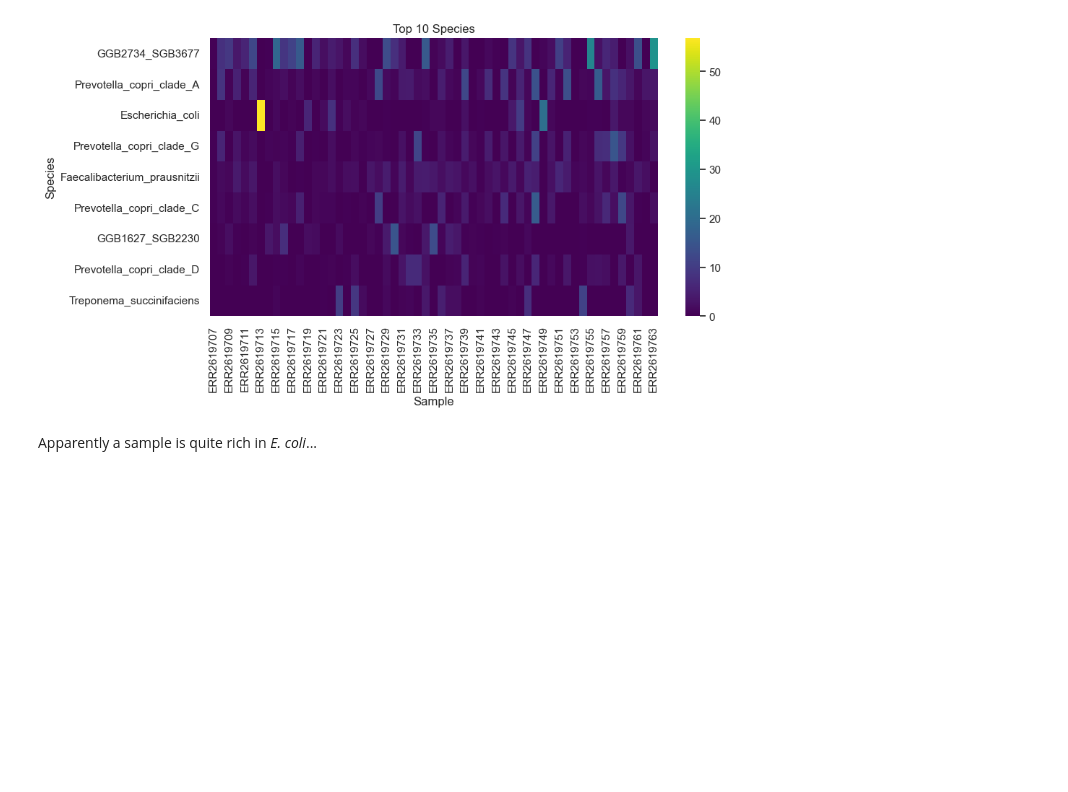
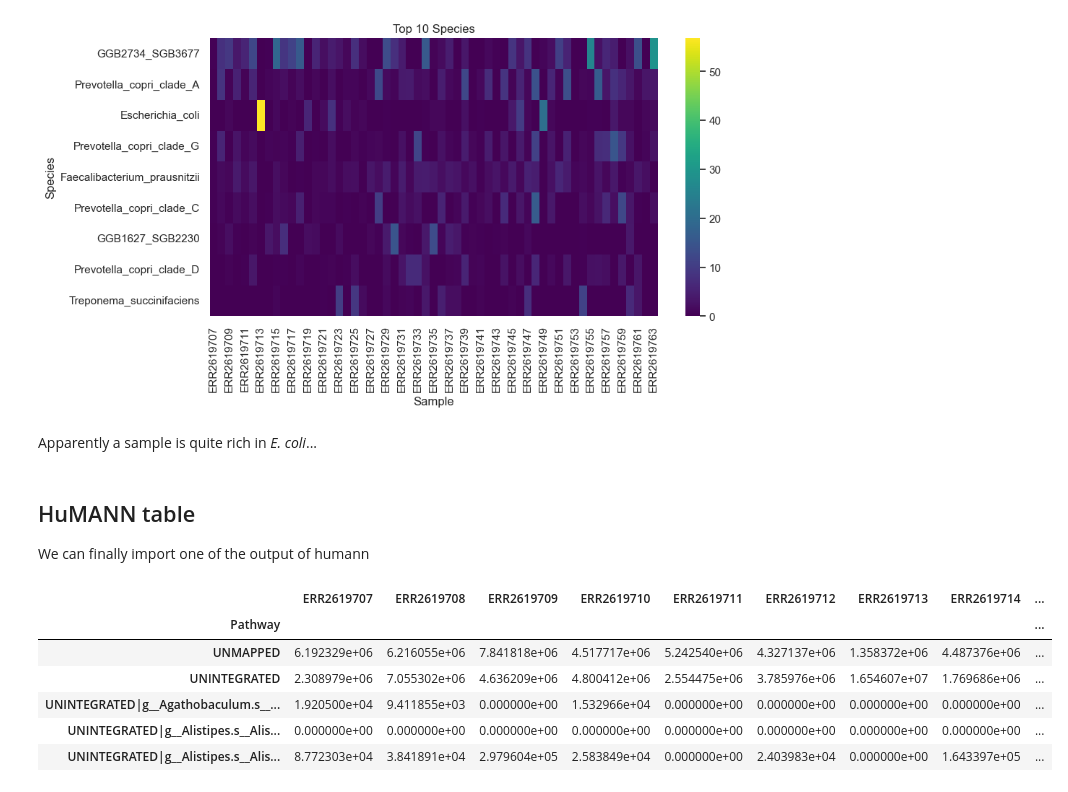
Before and after one commit to quadram-institute-bioscience/biobakery-2024, a Jupyter notebook: python-notebook/lokmer.ipynb, the cells around one changed output. Drawn from its saved outputs; the diff is of its cells as text; code cells hidden in the pictures; blank space fills up the shorter version.

```diff
--- a/python-notebook/lokmer.ipynb
+++ b/python-notebook/lokmer.ipynb
@@ -244,3 +244,28 @@ sns.heatmap(topSpeciesDf, cmap='viridis').set(
 [figure]
 # %% [markdown]
 Apparently a sample is quite rich in *E. coli*...
+# %% [markdown]
+## HuMANN table
+
+We can finally import one of the output of humann
+# %%
+
+hu_url = 'https://raw.githubusercontent.com/quadram-institute-bioscience/biobakery-2024/main/datasets/lokmer_pathabundance.tsv.gz'
+humannDf = pd.read_csv(hu_url, compression='gzip', sep='\t', header=0)
+
+humannDf.set_index("# Pathway", inplace=True)
+# Rename the index to simply "Pathway"
+humannDf.index.name = 'Pathway'
+
+# Strip "_1_Abundance" from all columns
+humannDf.columns = humannDf.columns.str.replace('_1_Abundance', '')
+
+humannDf.head()
+# %% [output]
+|  | ERR2619707 | ERR2619708 | ERR2619709 | ERR2619710 | ERR2619711 | ERR2619712 | ERR2619713 | ERR2619714 | ... |
+| Pathway |  |  |  |  |  |  |  |  | ... |
+| UNMAPPED | 6.192329e+06 | 6.216055e+06 | 7.841818e+06 | 4.517717e+06 | 5.242540e+06 | 4.327137e+06 | 1.358372e+06 | 4.487376e+06 | ... |
+| UNINTEGRATED | 2.308979e+06 | 7.055302e+06 | 4.636209e+06 | 4.800412e+06 | 2.554475e+06 | 3.785976e+06 | 1.654607e+07 | 1.769686e+06 | ... |
+| UNINTEGRATED|g__Agathobaculum.s__... | 1.920500e+04 | 9.411855e+03 | 0.000000e+00 | 1.532966e+04 | 0.000000e+00 | 0.000000e+00 | 0.000000e+00 | 0.000000e+00 | ... |
+| UNINTEGRATED|g__Alistipes.s__Alis... | 0.000000e+00 | 0.000000e+00 | 0.000000e+00 | 0.000000e+00 | 0.000000e+00 | 0.000000e+00 | 0.000000e+00 | 0.000000e+00 | ... |
+| UNINTEGRATED|g__Alistipes.s__Alis... | 8.772303e+04 | 3.841891e+04 | 2.979604e+05 | 2.583849e+04 | 0.000000e+00 | 2.403983e+04 | 0.000000e+00 | 1.643397e+05 | ... |
```
Also changed, not shown: parts of 2 cells of this notebook, 2 other files.
